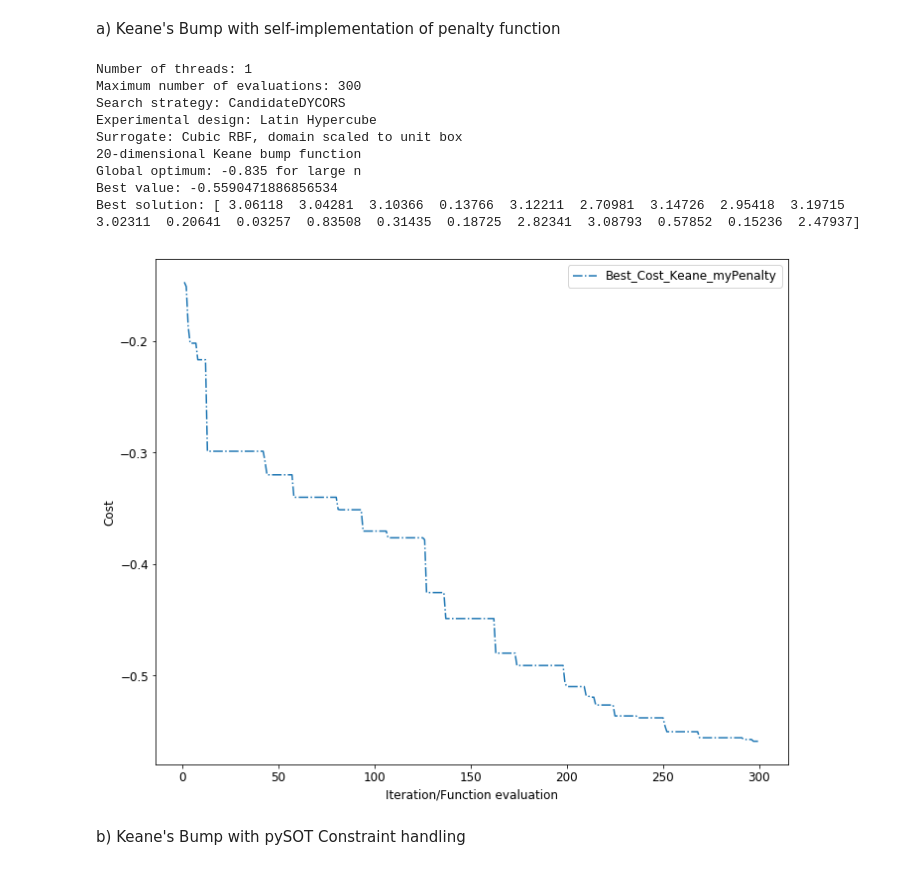
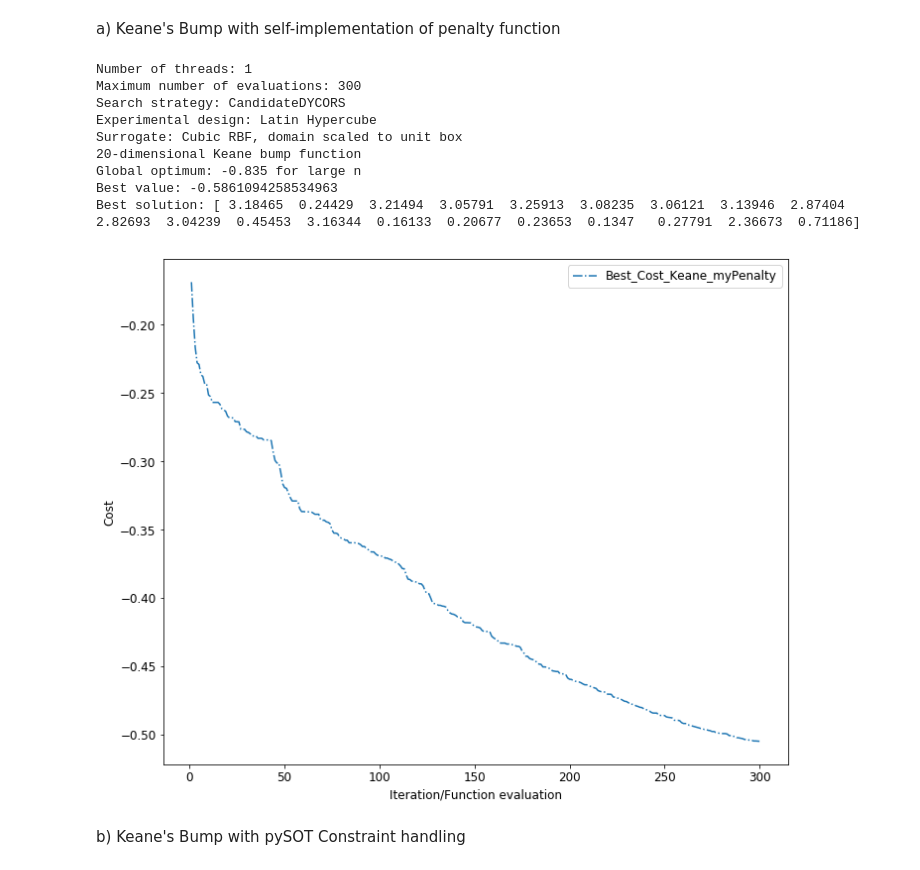
Before and after one commit to aloisiusStephen/IE6511_HW, a Jupyter notebook: HW8/Homework 8.ipynb, the cells around one changed output. Saved outputs shown, nothing was run; the diff lists cells and outputs as text; code cells hidden in the pictures.

Commit message:
HW8 avg best cost fix

```diff
--- a/HW8/Homework 8.ipynb
+++ b/HW8/Homework 8.ipynb
@@ -89,40 +89,55 @@ Trial_best_Keane_Penalty = np.column_stack((Iter,np.minimum.accumulate(fvals)))
 
 # Run the rest of the trials
 for i  in range(1,trial):
+    # Create a strategy  and a controller
+    controller = ThreadController()
+    controller.strategy = \
+        SyncStrategyNoConstraints(
+            worker_id=0, data=data,
+            maxeval=maxeval, nsamples=nsamples,
+            response_surface=RBFInterpolant(kernel=CubicKernel, maxp=maxeval),
+            exp_design=LatinHypercube(dim=data.dim, npts=2*(data.dim+1)),
+            sampling_method=CandidateDYCORS(data=data, numcand=100*data.dim))
+
+    # Launch the threads with given objective function
+    for _ in range(nthreads):
+        worker = BasicWorkerThread(controller, data.objfunction)
+        controller.launch_worker(worker)
+
     result = controller.run()
     fvals = np.array([o.value for o in controller.fevals])
     Trial_best_Keane_Penalty = np.concatenate((Trial_best_Keane_Penalty,
                                         np.column_stack((Iter,np.minimum.accumulate(fvals)))),
                                         axis=0)
     if result.value < best:
         best, xbest = result.value, result.params[0]
 
 print('Best value: {0}'.format(best))
 print('Best solution: {0}'.format(
         np.array_str(xbest, max_line_width=np.inf,
         precision=5, suppress_small=True)))
 
 Trial_best_Keane_Penalty_df = pd.DataFrame(Trial_best_Keane_Penalty,
                                            columns = ['Iteration','Cost'])
 
 # Average of Best_Cost plot
 plt.figure(figsize=[10,8])
 plt.plot(Trial_best_Keane_Penalty_df.groupby('Iteration').mean().Cost, '-.')
 plt.xlabel('Iteration/Function evaluation')
 plt.ylabel('Cost')
 plt.legend(['Best_Cost_Keane_myPenalty'])
 plt.tight_layout()
 # %% [output]
 Number of threads: 1
 Maximum number of evaluations: 300
 Search strategy: CandidateDYCORS
 Experimental design: Latin Hypercube
 Surrogate: Cubic RBF, domain scaled to unit box
 20-dimensional Keane bump function
 Global optimum: -0.835 for large n
-Best value: -0.5590471886856534
-Best solution: [ 3.06118  3.04281  3.10366  0.13766  3.12211  2.70981  3.14726  2.95418  3.19715  3.02311  0.20641  0.03257  0.83508  0.31435  0.18725  2.82341  3.08793  0.57852  0.15236  2.47937]
+Best value: -0.5861094258534963
+Best solution: [ 3.18465  0.24429  3.21494  3.05791  3.25913  3.08235  3.06121  3.13946  2.87404  2.82693  3.04239  0.45453  3.16344  0.16133  0.20677  0.23653  0.1347   0.27791  2.36673  0.71186]
-[figure, old version]
+[figure, new version]
 # %% [markdown]
 b) Keane's Bump with pySOT Constraint handling
 # %%
```
Also changed, not shown: parts of 4 cells of this notebook.
